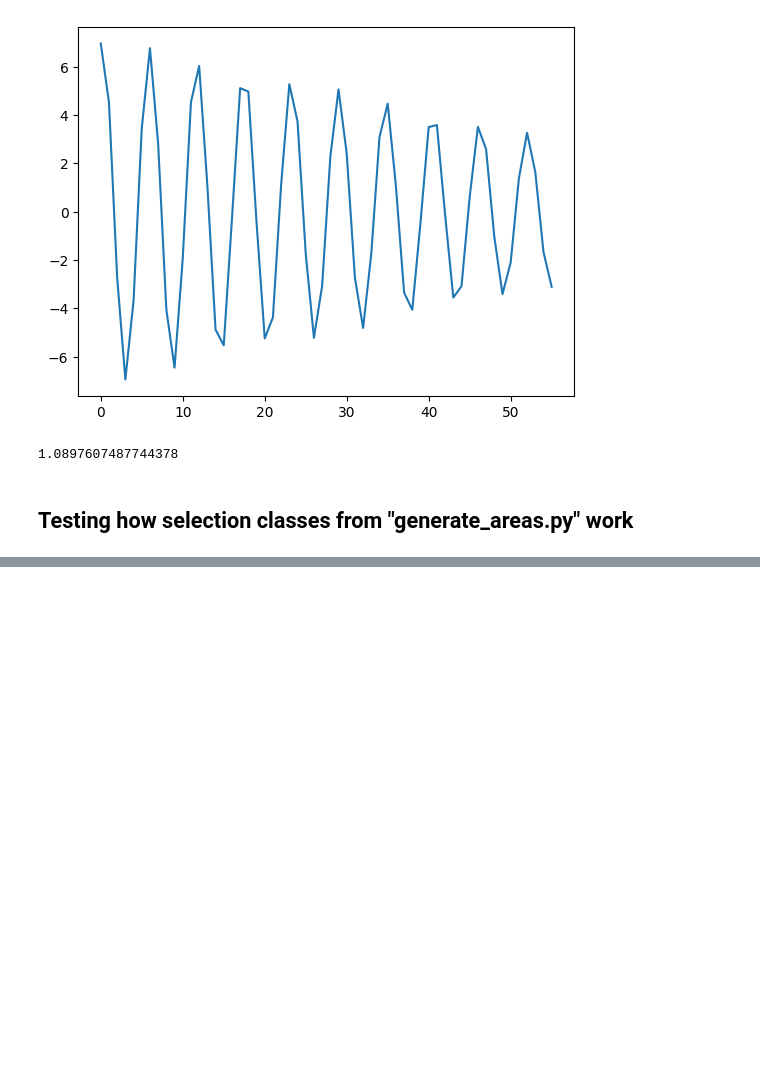
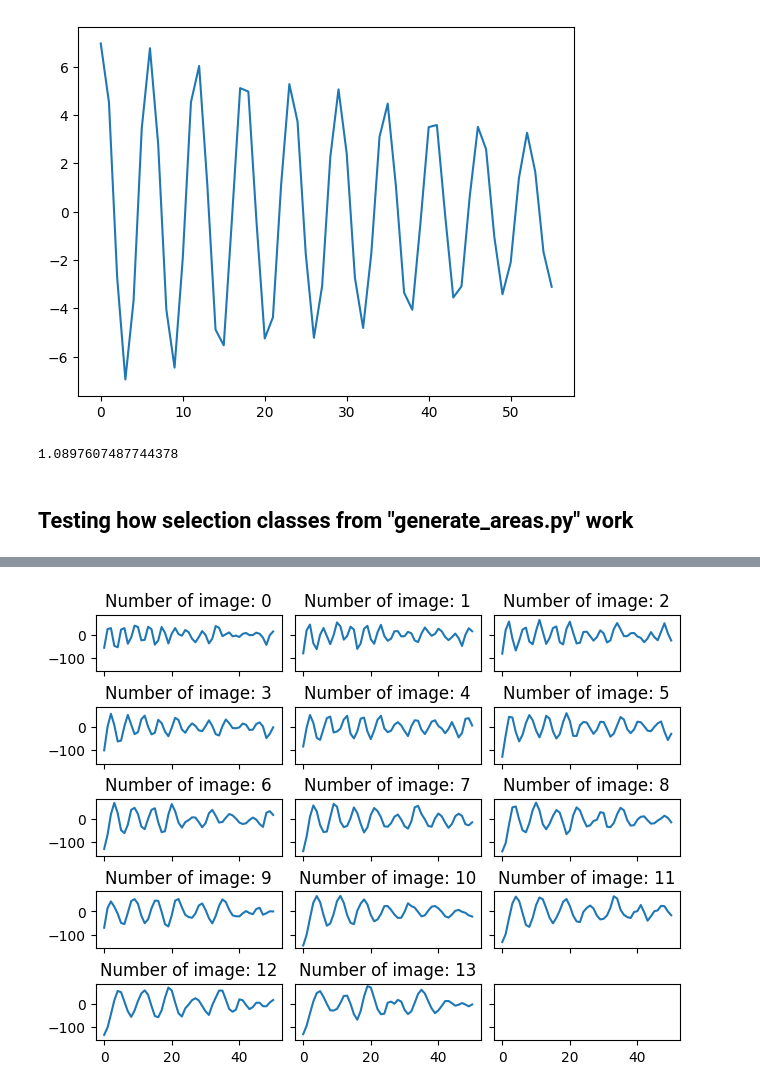
Before and after one commit to annamogo/DiplomaLISF, a Jupyter notebook: FRINGE_PATTERN_AN/Test_Area.ipynb, the cells around one changed output, grey strips where cells are left out. Saved outputs shown, nothing was run; the diff lists cells and outputs as text; code cells hidden in the pictures; blank space fills up the shorter version.

```diff
--- a/FRINGE_PATTERN_AN/Test_Area.ipynb
+++ b/FRINGE_PATTERN_AN/Test_Area.ipynb
@@ -111,0 +78,5 @@ lines.plot()
+# %%
+lines_flt = lines.filter_low_frq(inplace=False, nl=2)
+lines_flt.plot()
+# %% [output]
+[figure, added]
```
Also changed, not shown: parts of 20 cells of this notebook, 3 other files.
